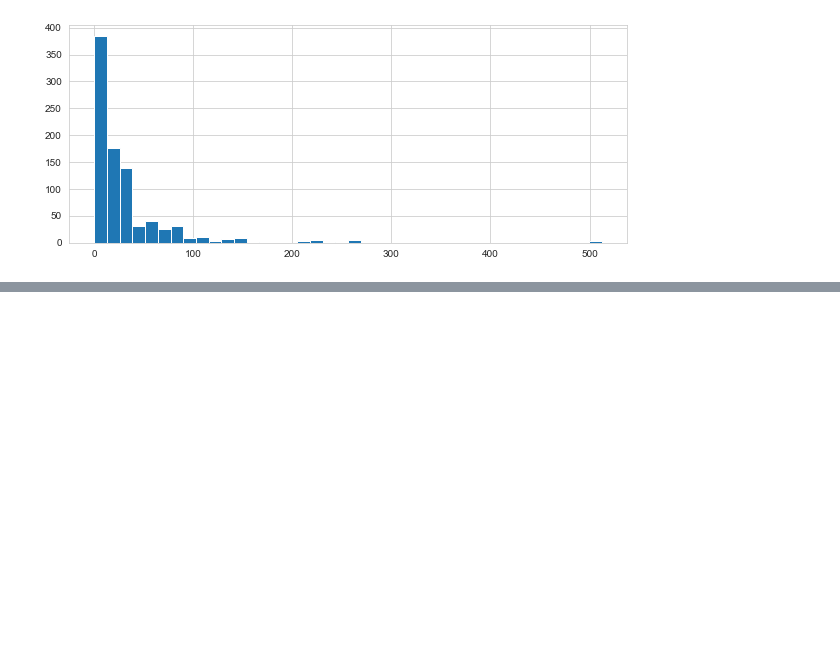
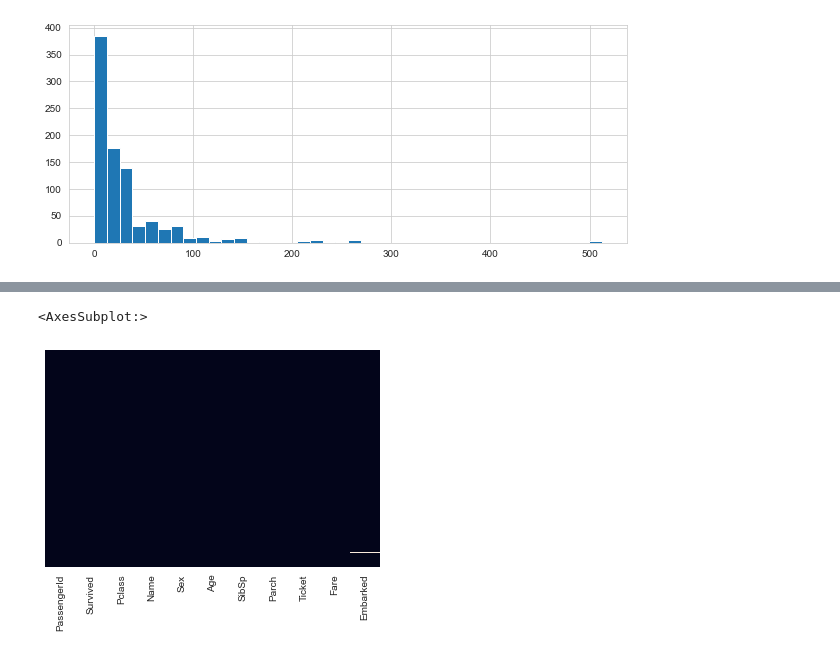
Before and after one commit to neighborpil/PY_PythonForDataScienceAndMachineLearningBootcamp, a Jupyter notebook: Py_DS_ML_Bootcamp-master/13-Logistic-Regression/01-Logistic Regression with Python - 1.ipynb, the cells around one changed output, grey strips where cells are left out. Saved outputs shown, nothing was run; the diff lists cells and outputs as text; code cells hidden in the pictures; blank space fills up the shorter version.

```diff
--- a/Py_DS_ML_Bootcamp-master/13-Logistic-Regression/01-Logistic Regression with Python - 1.ipynb
+++ b/Py_DS_ML_Bootcamp-master/13-Logistic-Regression/01-Logistic Regression with Python - 1.ipynb
@@ -143,0 +189,2 @@ train['Fare'].iplot(kind='hist', bins=30)
+# %%
+train.drop('Cabin', axis=1, inplace=True)
@@ -143,0 +200,5 @@ train['Fare'].iplot(kind='hist', bins=30)
+# %%
+sns.heatmap(train.isnull(), yticklabels=False, cbar=False)
+# %% [output]
+<AxesSubplot:>
+[figure, added]
```
Also changed, not shown: parts of 31 cells of this notebook, 16 other files.
